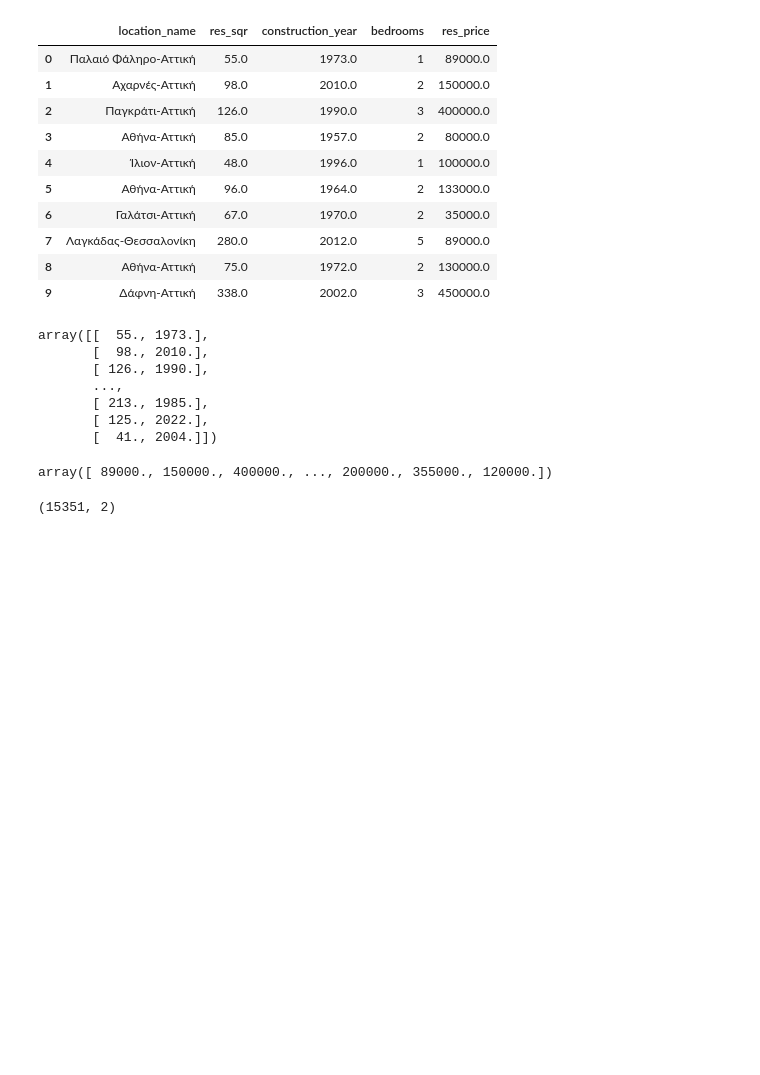
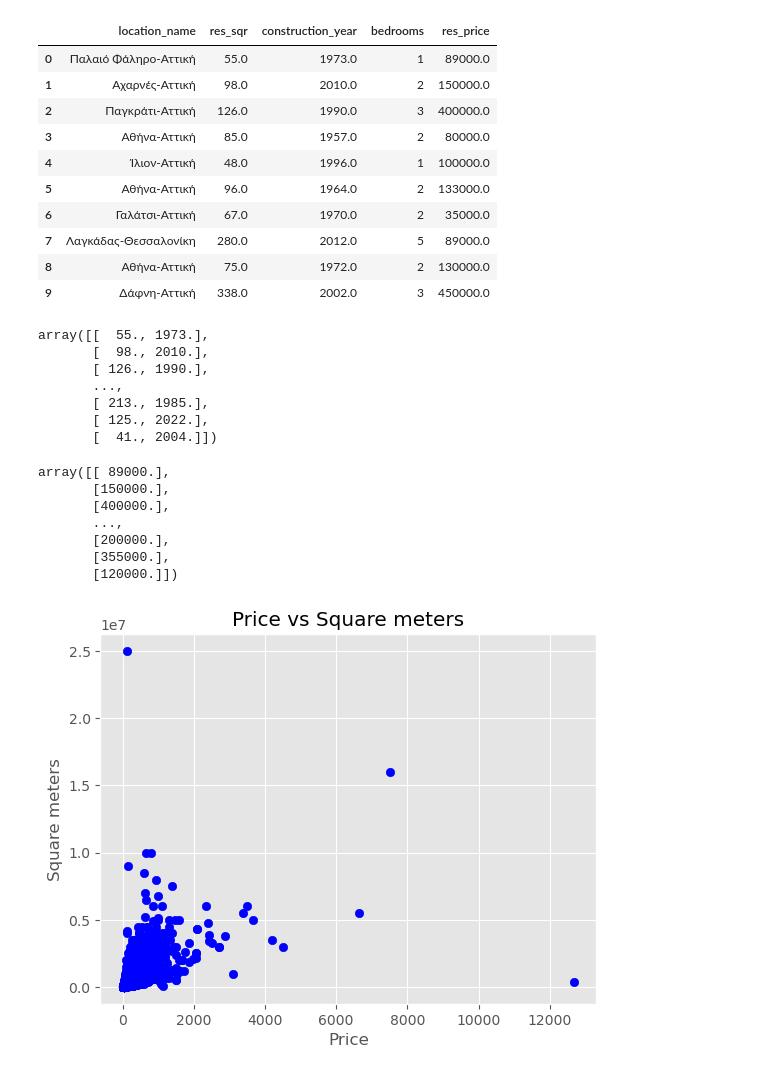
Before and after one commit to thodoris-spyridis/Non_Linear_Regression, a Jupyter notebook: data_cleaning.ipynb, the cells around one changed output. Drawn from its saved outputs; the diff is of its cells as text; code cells hidden in the pictures; blank space fills up the shorter version.

```diff
--- a/data_cleaning.ipynb
+++ b/data_cleaning.ipynb
@@ -21,7 +21,7 @@ data.head(10)
 | 9 | Δάφνη-Αττική | 338.0 | 2002.0 | 3 | 450000.0 |
 # %%
 x = data.iloc[:, 1:-2].values
-y = data.iloc[:,-1].values
+y = data.iloc[:,-1:].values
 x
 # %% [output]
 array([[  55., 1973.],
@@ -34,7 +34,13 @@ array([[  55., 1973.],
 # %%
 y
 # %% [output]
-array([ 89000., 150000., 400000., ..., 200000., 355000., 120000.])
+array([[ 89000.],
+       [150000.],
+       [400000.],
+       ...,
+       [200000.],
+       [355000.],
+       [120000.]])
 # %%
 imputer = SimpleImputer(missing_values=np.nan, strategy="mean")
 imputer.fit(x[:, 0:1])
@@ -43,10 +49,10 @@ x[:, 0:1] = imputer.transform(x[:, 0:1])
 x_train, x_test, y_train, y_test = train_test_split(x, y, test_size=0.2, random_state=1)
 # %%
 plt.style.use("ggplot")
-plt.scatter(x=y_train, y=x_train[:, 0:1], marker="o", c="b")
+plt.scatter(y=y_train, x=x_train[:, 0:1], marker="o", c="b")
 plt.title("Price vs Square meters")
 plt.xlabel("Price")
 plt.ylabel("Square meters")
 plt.show()
 # %% [output]
-(15351, 2)
+[figure, added]
```
Also changed, not shown: parts of 1 cell of this notebook, 2 other files.
